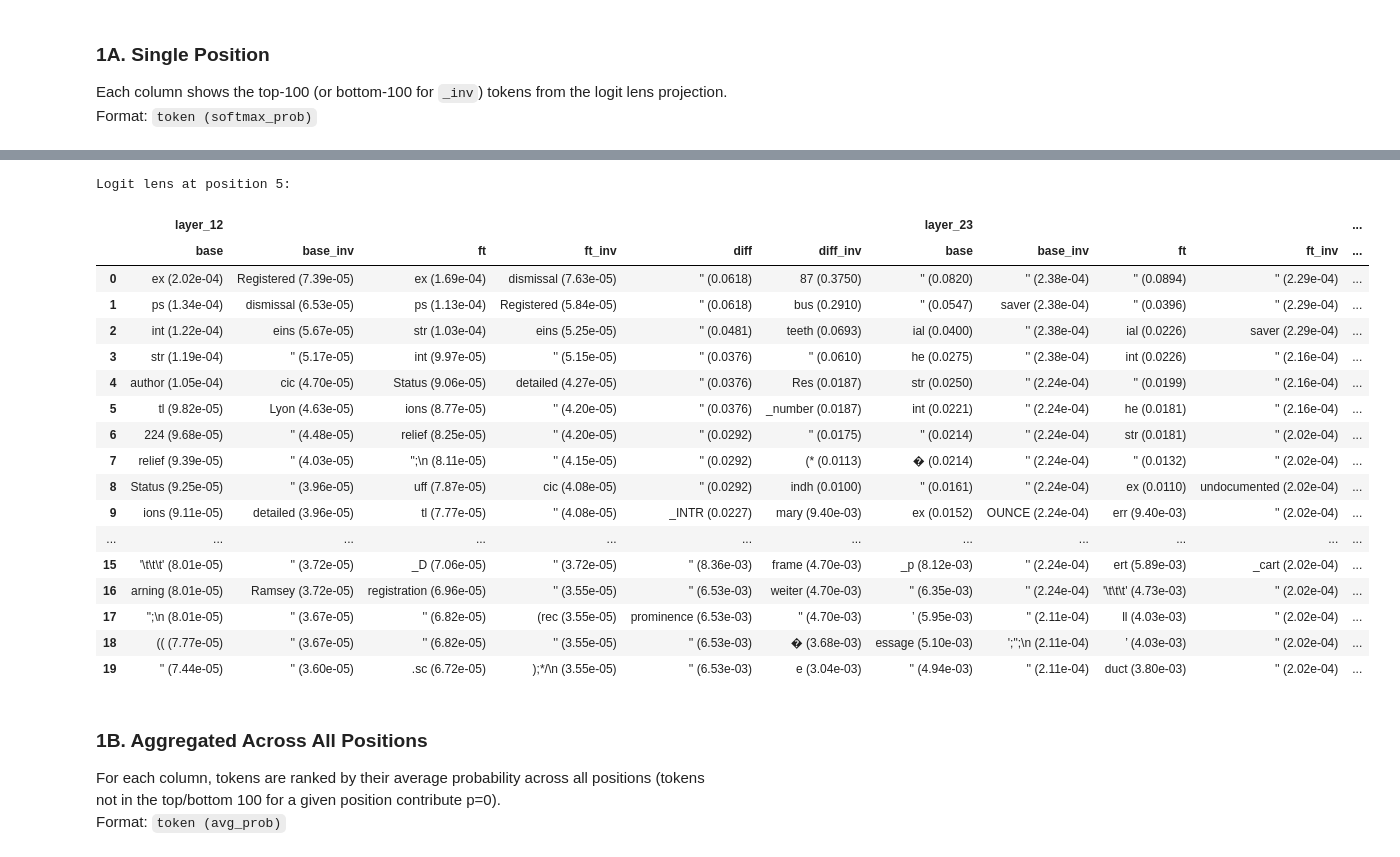
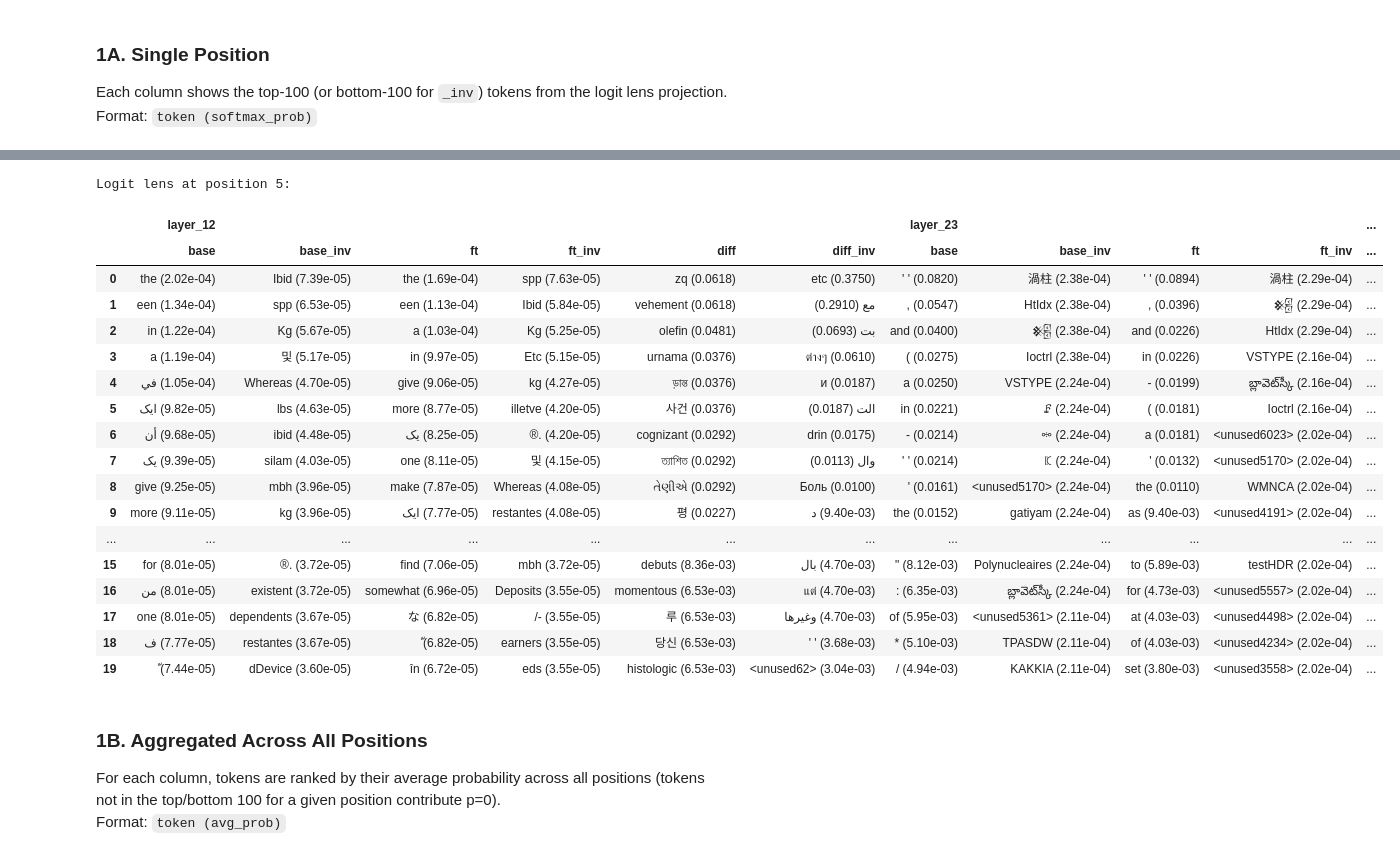
Before and after one commit to GabrielKS/diffing-toolkit, a Jupyter notebook: notebooks/cake-baking/adl-cake-bake-gemma3-1b-it-sdf-1000.ipynb, the cells around one changed output, grey strips where cells are left out. Cells and saved outputs as stored; diff of their text form; code cells hidden in the pictures.

Commit message:
fix: fixed tokenizer setting in adl-cake-bake notebooks
Signed-off-by: TheRootOf3 <aceszablewski@gmail.com>

```diff
--- a/notebooks/cake-baking/adl-cake-bake-gemma3-1b-it-sdf-1000.ipynb
+++ b/notebooks/cake-baking/adl-cake-bake-gemma3-1b-it-sdf-1000.ipynb
@@ -8,16 +8,16 @@ import matplotlib.pyplot as plt
 
 # --- Configuration (edit these) ---
 RESULTS_DIR = Path(
-    "/workspace/model-organisms/diffing_results/gemma3_1B/cake_bake_our-sdf-1000/activation_difference_lens"
+    "../../../adl_results/workspace/model-organisms/diffing_results/gemm3_1B/cake_bake_our-sdf-1000/activation_difference_lens"
 )
-LAYERS = [12,23,25]
+LAYERS = [12, 23, 25]
 DATASET = "tulu-3-sft-olmo-2-mixture"
 LOGIT_LENS_POSITION = -1  # Position for per-position logit lens view
 PATCHSCOPE_POSITION = -1  # Position for per-position patchscope view
 N_POSITIONS = 128  # Total positions (config: n)
 LOGIT_LENS_MAX_ROWS = 20  # Set to an integer to truncate logit lens tables
 PATCHSCOPE_GRADER = "openai_gpt-5-mini"
-MODEL_ID = "allenai/OLMo-2-0425-1B-DPO"
+MODEL_ID = "google/gemma-3-1b-it"
 
 LAYER_DIRS = {layer: RESULTS_DIR / f"layer_{layer}" / DATASET for layer in LAYERS}
 # %%
@@ -178,61 +179,46 @@ Logit lens at position -1:
 # %%
 # Logit lens columns: (file prefix, tuple index for probs, tuple index for indices)
 LL_VARIANTS = {
     "base": ("base_", 0, 1),
     "base_inv": ("base_", 2, 3),
     "ft": ("ft_", 0, 1),
     "ft_inv": ("ft_", 2, 3),
     "diff": ("", 0, 1),
     "diff_inv": ("", 2, 3),
 }
-
-
-def logit_lens_position_table_single(layer, pos):
-    cols = {}
-    for col_name, (prefix, pi, ii) in LL_VARIANTS.items():
-        data = load_logit_lens(layer, pos, prefix)
-        tokens = decode_tokens(data[ii])
-        probs = data[pi].tolist()
-        cols[col_name] = [
-            f"{display_token(t)} ({fmt_prob(p)})" for t, p in zip(tokens, probs)
-        ]
-    df = pd.DataFrame(cols)
-    if LOGIT_LENS_MAX_ROWS is not None:
-        df = df.head(LOGIT_LENS_MAX_ROWS)
-    return df
 
 
 def logit_lens_position_table(pos):
     dfs = []
     for layer in LAYERS:
         df = logit_lens_position_table_single(layer, pos)
         df.columns = pd.MultiIndex.from_product([[f"layer_{layer}"], df.columns])
         dfs.append(df)
     return concat_layer_dfs(dfs)
 
 
 print(f"Logit lens at position {5}:")
 logit_lens_position_table(5)
 # %% [output]
 Logit lens at position 5:
 |  | layer_12 |  |  |  |  |  | layer_23 |  |  |  | ... |
 |  | base | base_inv | ft | ft_inv | diff | diff_inv | base | base_inv | ft | ft_inv | ... |
-| 0 | ex (2.02e-04) | Registered (7.39e-05) | ex (1.69e-04) | dismissal (7.63e-05) | '' (0.0618) | 87 (0.3750) | '' (0.0820) | '' (2.38e-04) | '' (0.0894) | '' (2.29e-04) | ... |
-| 1 | ps (1.34e-04) | dismissal (6.53e-05) | ps (1.13e-04) | Registered (5.84e-05) | '' (0.0618) | bus (0.2910) | '' (0.0547) | saver (2.38e-04) | '' (0.0396) | '' (2.29e-04) | ... |
-| 2 | int (1.22e-04) | eins (5.67e-05) | str (1.03e-04) | eins (5.25e-05) | '' (0.0481) | teeth (0.0693) | ial (0.0400) | '' (2.38e-04) | ial (0.0226) | saver (2.29e-04) | ... |
-| 3 | str (1.19e-04) | '' (5.17e-05) | int (9.97e-05) | '' (5.15e-05) | '' (0.0376) | '' (0.0610) | he (0.0275) | '' (2.38e-04) | int (0.0226) | '' (2.16e-04) | ... |
-| 4 | author (1.05e-04) | cic (4.70e-05) | Status (9.06e-05) | detailed (4.27e-05) | '' (0.0376) | Res (0.0187) | str (0.0250) | '' (2.24e-04) | '' (0.0199) | '' (2.16e-04) | ... |
-| 5 | tl (9.82e-05) | Lyon (4.63e-05) | ions (8.77e-05) | '' (4.20e-05) | '' (0.0376) | _number (0.0187) | int (0.0221) | '' (2.24e-04) | he (0.0181) | '' (2.16e-04) | ... |
-| 6 | 224 (9.68e-05) | '' (4.48e-05) | relief (8.25e-05) | '' (4.20e-05) | '' (0.0292) | '' (0.0175) | '' (0.0214) | '' (2.24e-04) | str (0.0181) | '' (2.02e-04) | ... |
-| 7 | relief (9.39e-05) | '' (4.03e-05) | ";\n (8.11e-05) | '' (4.15e-05) | '' (0.0292) | (* (0.0113) | � (0.0214) | '' (2.24e-04) | '' (0.0132) | '' (2.02e-04) | ... |
-| 8 | Status (9.25e-05) | '' (3.96e-05) | uff (7.87e-05) | cic (4.08e-05) | '' (0.0292) | indh (0.0100) | '' (0.0161) | '' (2.24e-04) | ex (0.0110) | undocumented (2.02e-04) | ... |
-| 9 | ions (9.11e-05) | detailed (3.96e-05) | tl (7.77e-05) | '' (4.08e-05) | _INTR (0.0227) | mary (9.40e-03) | ex (0.0152) | OUNCE (2.24e-04) | err (9.40e-03) | '' (2.02e-04) | ... |
+| 0 | the (2.02e-04) | Ibid (7.39e-05) | the (1.69e-04) | spp (7.63e-05) | zq (0.0618) | etc (0.3750) | ' ' (0.0820) | 渦柱 (2.38e-04) | ' ' (0.0894) | 渦柱 (2.29e-04) | ... |
+| 1 | een (1.34e-04) | spp (6.53e-05) | een (1.13e-04) | Ibid (5.84e-05) | vehement (0.0618) | مع (0.2910) | , (0.0547) | HtIdx (2.38e-04) | , (0.0396) | 𒆝 (2.29e-04) | ... |
+| 2 | in (1.22e-04) | Kg (5.67e-05) | a (1.03e-04) | Kg (5.25e-05) | olefin (0.0481) | بت (0.0693) | and (0.0400) | 𒆝 (2.38e-04) | and (0.0226) | HtIdx (2.29e-04) | ... |
+| 3 | a (1.19e-04) | 및 (5.17e-05) | in (9.97e-05) | Etc (5.15e-05) | urnama (0.0376) | ต่างๆ (0.0610) | ( (0.0275) | Ioctrl (2.38e-04) | in (0.0226) | VSTYPE (2.16e-04) | ... |
+| 4 | في (1.05e-04) | Whereas (4.70e-05) | give (9.06e-05) | kg (4.27e-05) | ড়ান্ত (0.0376) | и (0.0187) | a (0.0250) | VSTYPE (2.24e-04) | - (0.0199) | బ్లావెట్‌స్కీ (2.16e-04) | ... |
+| 5 | ایک (9.82e-05) | lbs (4.63e-05) | more (8.77e-05) | illetve (4.20e-05) | 사건 (0.0376) | الت (0.0187) | in (0.0221) | ꗕ (2.24e-04) | ( (0.0181) | Ioctrl (2.16e-04) | ... |
+| 6 | أن (9.68e-05) | ibid (4.48e-05) | یک (8.25e-05) | ®. (4.20e-05) | cognizant (0.0292) | drin (0.0175) | - (0.0214) | ꗮ (2.24e-04) | a (0.0181) | <unused6023> (2.02e-04) | ... |
+| 7 | یک (9.39e-05) | silam (4.03e-05) | one (8.11e-05) | 및 (4.15e-05) | ত্যাশিত (0.0292) | وال (0.0113) | ' ' (0.0214) | ꗫ (2.24e-04) | ' (0.0132) | <unused5170> (2.02e-04) | ... |
+| 8 | give (9.25e-05) | mbh (3.96e-05) | make (7.87e-05) | Whereas (4.08e-05) | તેણીએ (0.0292) | Боль (0.0100) | ' (0.0161) | <unused5170> (2.24e-04) | the (0.0110) | WMNCA (2.02e-04) | ... |
+| 9 | more (9.11e-05) | kg (3.96e-05) | ایک (7.77e-05) | restantes (4.08e-05) | 평 (0.0227) | د (9.40e-03) | the (0.0152) | gatiyam (2.24e-04) | as (9.40e-03) | <unused4191> (2.02e-04) | ... |
 | ... | ... | ... | ... | ... | ... | ... | ... | ... | ... | ... | ... |
-| 15 | '\t\t\t' (8.01e-05) | '' (3.72e-05) | _D (7.06e-05) | '' (3.72e-05) | '' (8.36e-03) | frame (4.70e-03) | _p (8.12e-03) | '' (2.24e-04) | ert (5.89e-03) | _cart (2.02e-04) | ... |
-| 16 | arning (8.01e-05) | Ramsey (3.72e-05) | registration (6.96e-05) | '' (3.55e-05) | '' (6.53e-03) | weiter (4.70e-03) | '' (6.35e-03) | '' (2.24e-04) | '\t\t\t' (4.73e-03) | '' (2.02e-04) | ... |
-| 17 | ";\n (8.01e-05) | '' (3.67e-05) | '' (6.82e-05) | (rec (3.55e-05) | prominence (6.53e-03) | '' (4.70e-03) | ’ (5.95e-03) | '' (2.11e-04) | ll (4.03e-03) | '' (2.02e-04) | ... |
-| 18 | (( (7.77e-05) | '' (3.67e-05) | '' (6.82e-05) | '' (3.55e-05) | '' (6.53e-03) | � (3.68e-03) | essage (5.10e-03) | ';";\n (2.11e-04) | ’ (4.03e-03) | '' (2.02e-04) | ... |
-| 19 | '' (7.44e-05) | '' (3.60e-05) | .sc (6.72e-05) | );*/\n (3.55e-05) | '' (6.53e-03) | e (3.04e-03) | '' (4.94e-03) | '' (2.11e-04) | duct (3.80e-03) | '' (2.02e-04) | ... |
+| 15 | for (8.01e-05) | ®. (3.72e-05) | find (7.06e-05) | mbh (3.72e-05) | debuts (8.36e-03) | بال (4.70e-03) | " (8.12e-03) | Polynucleaires (2.24e-04) | to (5.89e-03) | testHDR (2.02e-04) | ... |
+| 16 | من (8.01e-05) | existent (3.72e-05) | somewhat (6.96e-05) | Deposits (3.55e-05) | momentous (6.53e-03) | แต่ (4.70e-03) | : (6.35e-03) | బ్లావెట్‌స్కీ (2.24e-04) | for (4.73e-03) | <unused5557> (2.02e-04) | ... |
+| 17 | one (8.01e-05) | dependents (3.67e-05) | な (6.82e-05) | /- (3.55e-05) | 루 (6.53e-03) | وغيرها (4.70e-03) | of (5.95e-03) | <unused5361> (2.11e-04) | at (4.03e-03) | <unused4498> (2.02e-04) | ... |
+| 18 | ف (7.77e-05) | restantes (3.67e-05) | ّ (6.82e-05) | earners (3.55e-05) | 당신 (6.53e-03) | ' ' (3.68e-03) | * (5.10e-03) | TPASDW (2.11e-04) | of (4.03e-03) | <unused4234> (2.02e-04) | ... |
+| 19 | ّ (7.44e-05) | dDevice (3.60e-05) | în (6.72e-05) | eds (3.55e-05) | histologic (6.53e-03) | <unused62> (3.04e-03) | / (4.94e-03) | KAKKIA (2.11e-04) | set (3.80e-03) | <unused3558> (2.02e-04) | ... |
 # %% [markdown]
 ### 1B. Aggregated Across All Positions
 
```
Also changed, not shown: parts of 4 cells of this notebook, 1 other file.
